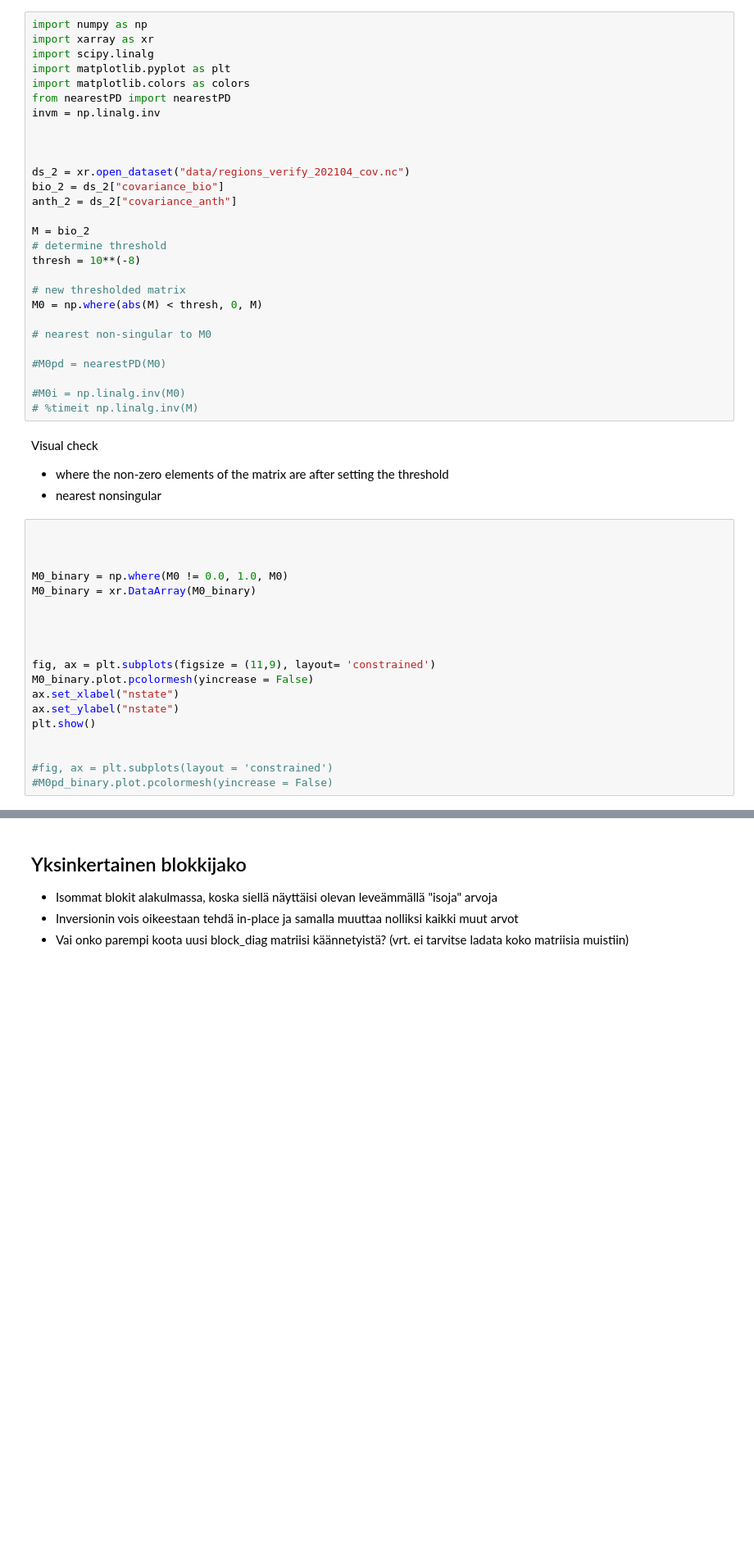
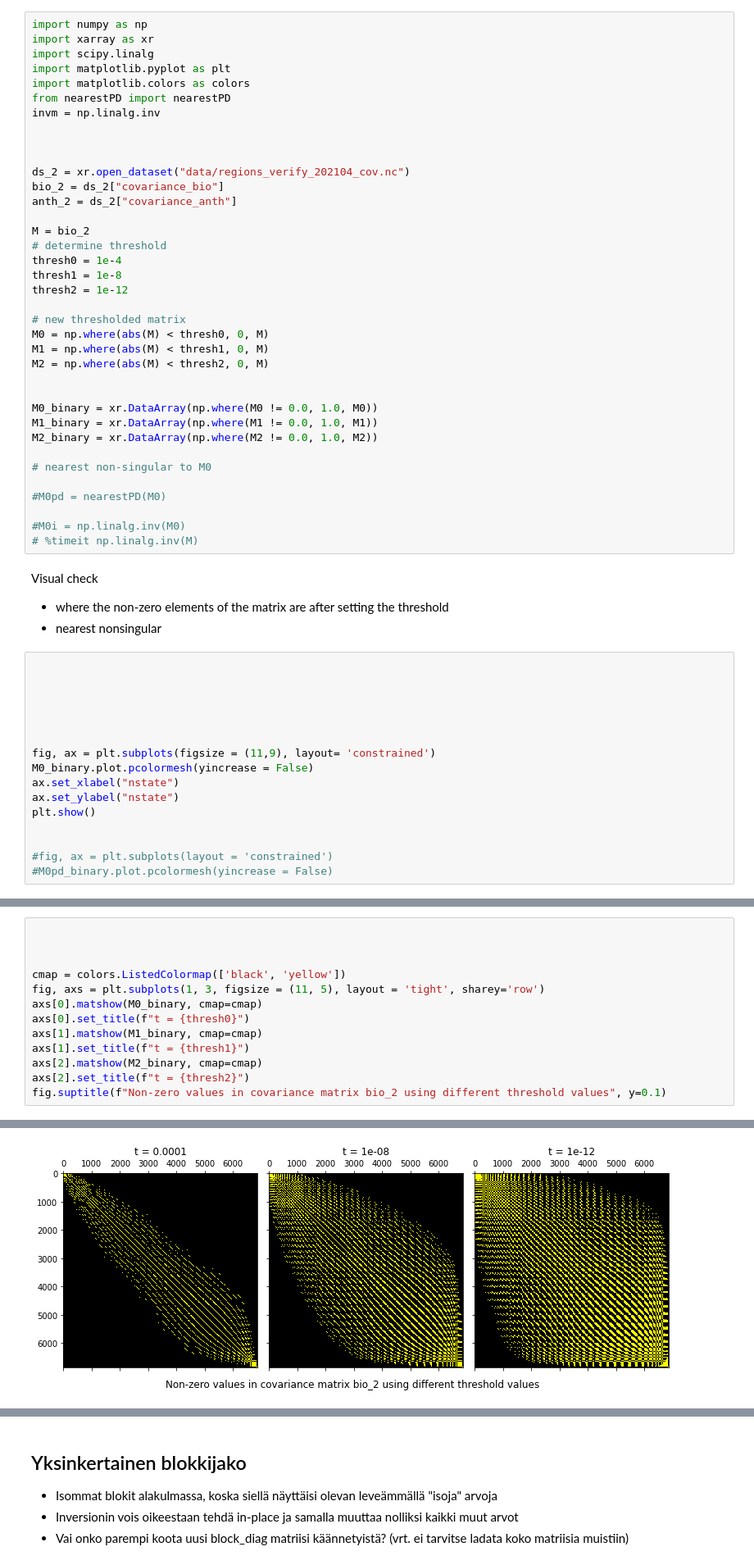
Before and after one commit to AkiTsuruta/MI-AIM, a Jupyter notebook: thresholding.ipynb, the cells around one changed output, grey strips where cells are left out. Shown at 82% size. Saved outputs shown, nothing was run; the diff lists cells and outputs as text; blank space fills up the shorter version.

```diff
--- a/thresholding.ipynb
+++ b/thresholding.ipynb
@@ -15,10 +15,19 @@ anth_2 = ds_2["covariance_anth"]
 
 M = bio_2
 # determine threshold
-thresh = 10**(-8)
+thresh0 = 1e-4
+thresh1 = 1e-8
+thresh2 = 1e-12
 
 # new thresholded matrix
-M0 = np.where(abs(M) < thresh, 0, M)
+M0 = np.where(abs(M) < thresh0, 0, M)
+M1 = np.where(abs(M) < thresh1, 0, M)
+M2 = np.where(abs(M) < thresh2, 0, M)
+
+
+M0_binary = xr.DataArray(np.where(M0 != 0.0, 1.0, M0))
+M1_binary = xr.DataArray(np.where(M1 != 0.0, 1.0, M1))
+M2_binary = xr.DataArray(np.where(M2 != 0.0, 1.0, M2))
 
 # nearest non-singular to M0
 
@@ -33,9 +42,6 @@ Visual check
 # %%
 
 
-
-M0_binary = np.where(M0 != 0.0, 1.0, M0)
-M0_binary = xr.DataArray(M0_binary)
 
 
 
@@ -53,0 +58,14 @@ plt.show()
+# %%
+
+
+
+cmap = colors.ListedColormap(['black', 'yellow'])
+fig, axs = plt.subplots(1, 3, figsize = (11, 5), layout = 'tight', sharey='row')
+axs[0].matshow(M0_binary, cmap=cmap)
+axs[0].set_title(f"t = {thresh0}")
+axs[1].matshow(M1_binary, cmap=cmap)
+axs[1].set_title(f"t = {thresh1}")
+axs[2].matshow(M2_binary, cmap=cmap)
+axs[2].set_title(f"t = {thresh2}")
+fig.suptitle(f"Non-zero values in covariance matrix bio_2 using different threshold values", y=0.1)
+# %% [output]
@@ -54,3 +73,4 @@ plt.show()
+[figure, added]
 # %%
 M0 = xr.DataArray(M0)
 qlower = np.quantile(M0, 0.001)
```
Also changed, not shown: parts of 2 cells of this notebook, 1 other file.
